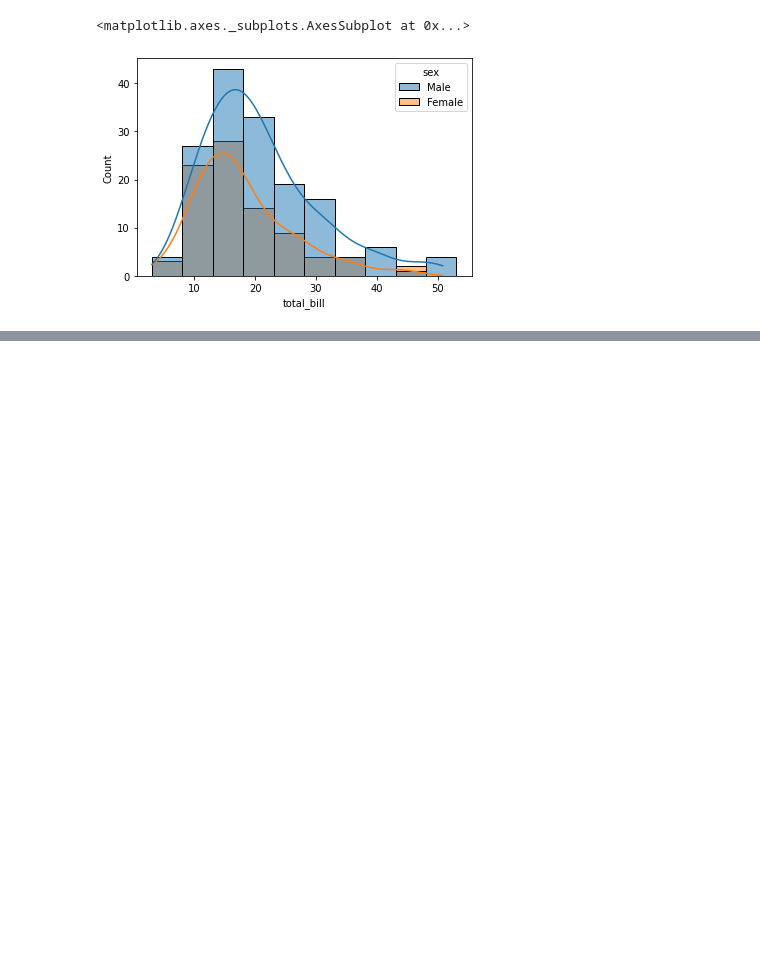
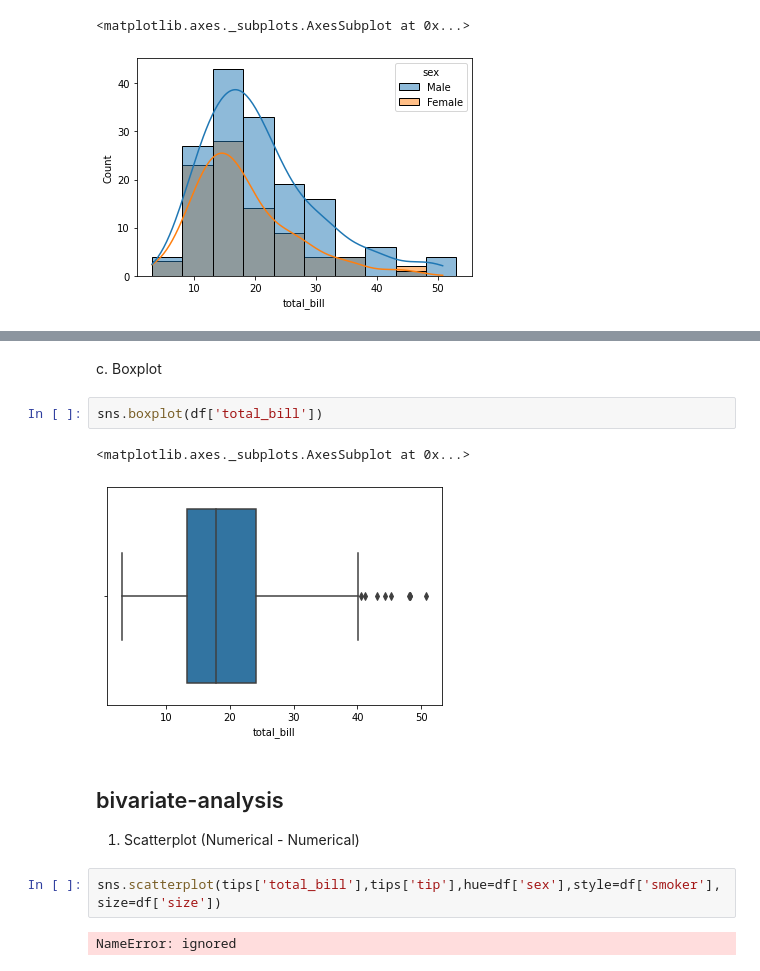
Before and after one commit to coderanandmaurya/seaborn, a Jupyter notebook: seaborn.ipynb, the cells around one changed output, grey strips where cells are left out. Drawn from its saved outputs; the diff is of its cells as text; blank space fills up the shorter version.

```diff
--- a/seaborn.ipynb
+++ b/seaborn.ipynb
@@ -62,0 +59,14 @@ sns.histplot(data=df, x="total_bill",bins=10,binwidth=5,kde=True,hue="sex")
+# %% [markdown]
+c. Boxplot
+# %%
+sns.boxplot(df['total_bill'])
+# %% [output]
+<matplotlib.axes._subplots.AxesSubplot at 0x...>
+[figure, added]
+# %% [markdown]
+## bivariate-analysis
+1. Scatterplot (Numerical - Numerical)
+# %%
+sns.scatterplot(tips['total_bill'],tips['tip'],hue=df['sex'],style=df['smoker'],size=df['size'])
+# %% [output]
+NameError: ignored
```
Also changed, not shown: parts of 5 cells of this notebook.
